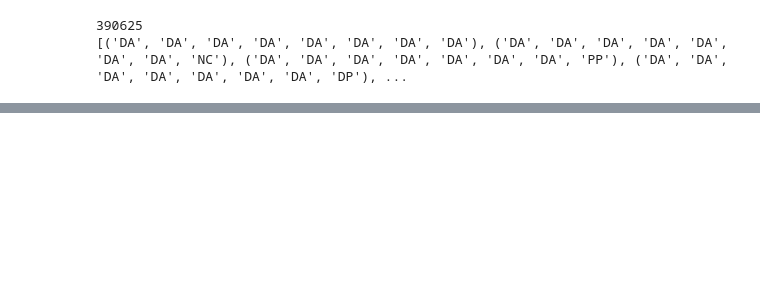
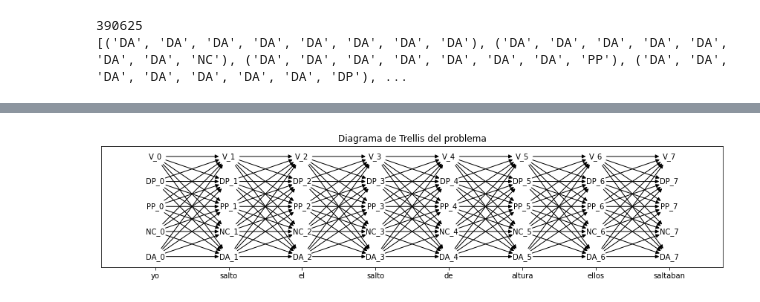
Before and after one commit to VMijangos/InteligenciaArtificial, a Jupyter notebook: Notebooks/10 HMMViterbi.ipynb, the cells around one changed output, grey strips where cells are left out. Saved outputs shown, nothing was run; the diff lists cells and outputs as text; code cells hidden in the pictures; blank space fills up the shorter version.

```diff
--- a/Notebooks/10 HMMViterbi.ipynb
+++ b/Notebooks/10 HMMViterbi.ipynb
@@ -276,16 +243,0 @@ Wall time: 4.36 s
-# %%
-from itertools import combinations
-
-edges = []
-for t,w in enumerate(text1.split()):
-    conn = [(s+str(t),w) for s in ems_voc]
-    edges.append(conn)
-
-    edges.append( [(s+str(t),st+str(t+1)) for s,st in combinations(ems_voc,2)] )
-
-edges = list( chain(*edges) )
-graph = nx.Graph()
-graph.add_edges_from(edges)
-
-nx.draw(graph, with_labels=True, node_size=1)
-plt.show()
@@ -331,0 +248,30 @@ Wall time: 1.08 ms
+# %%
+#Aristas
+edges = []
+#Posiciones
+layout_all = {}
+for t,w in enumerate(text1.split()):
+    #Obtienes las aristas del diagrama Trellis
+    for s in list(ems_voc.keys())[:-2]:
+        for st in list(ems_voc.keys())[:-2]:
+            prev = s+'_'+str(t)
+            actual = st+'_'+str(t+1)
+            layout_all[prev] = np.array([t, ems_voc[s]])
+            if t < len(text1.split()) - 1:
+                edges.append( (prev, actual) )
+                layout_all[actual] = np.array([t+1, ems_voc[s]])
+
+
+#Gráfica del diagrama
+graph = nx.DiGraph()
+graph.add_edges_from(edges)
+
+#Visualización
+fig, ax = plt.subplots(figsize=(15, 3))
+nx.draw_networkx(graph, with_labels=True, node_size=700, font_size=10, node_color='#ffffff', pos=layout_all, ax=ax)
+ax.tick_params(bottom=True, labelbottom=True)
+plt.title('Diagrama de Trellis del problema')
+plt.xticks([0,1,2,3,4,5,6,7], text1.split())
+plt.show()
+# %% [output]
+[figure, added]
```
Also changed, not shown: parts of 46 cells of this notebook.
